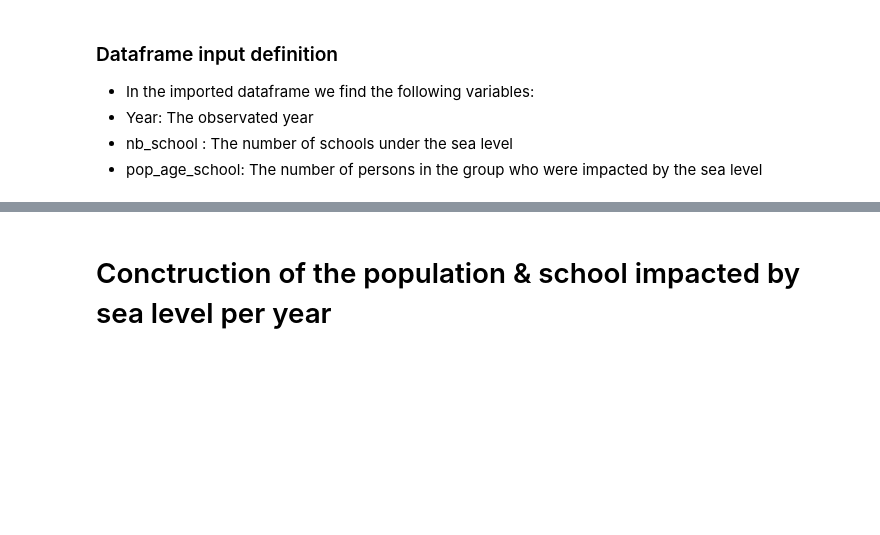
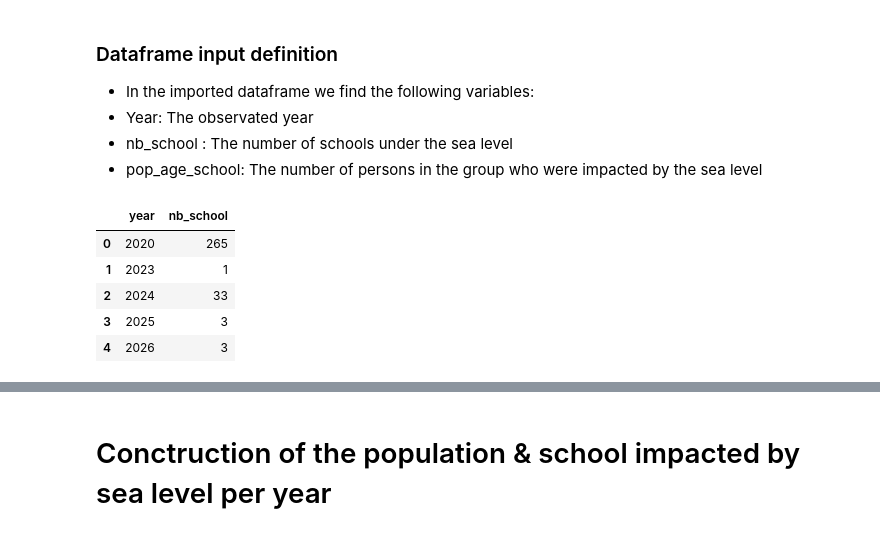
Before and after one commit to Ahmed-AmineHomman/hackathon-iiep-unesco-2022, a Jupyter notebook: visualisation.ipynb, the cells around one changed output, grey strips where cells are left out. Cells and saved outputs as stored; diff of their text form; code cells hidden in the pictures; blank space fills up the shorter version.

```diff
--- a/visualisation.ipynb
+++ b/visualisation.ipynb
@@ -9,5 +9,9 @@ import matplotlib.pyplot as plt
 import pandas as pd
 import numpy as np
 from osgeo import gdal
-import joypy
+# import joypy
+
+from os.path import join
+
+INPUT_FOLDER = join("D:/Donnees", "Others", "geographic", "bangladesh")
 # %% [markdown]
@@ -19,3 +23,22 @@ import joypy
  - Year: The observated year
  - nb_school : The number of schools under the sea level
  - pop_age_school: The number of persons in the group who were impacted by the sea level
+# %%
+# Data Import
+
+dataframe_sea_impact = (
+    pd
+    .read_csv(join(INPUT_FOLDER, "school_flood_by_year.csv"), sep = ',', header=0)
+    .groupby(by="year")
+    .agg({"school": "count"})
+    .rename(columns={"school": "nb_school"})
+    .reset_index()
+)
+dataframe_sea_impact.head()
+# %% [output]
+|  | year | nb_school |
+| 0 | 2020 | 265 |
+| 1 | 2023 | 1 |
+| 2 | 2024 | 33 |
+| 3 | 2025 | 3 |
+| 4 | 2026 | 3 |
```
Also changed, not shown: parts of 8 cells of this notebook, 2 other files.
